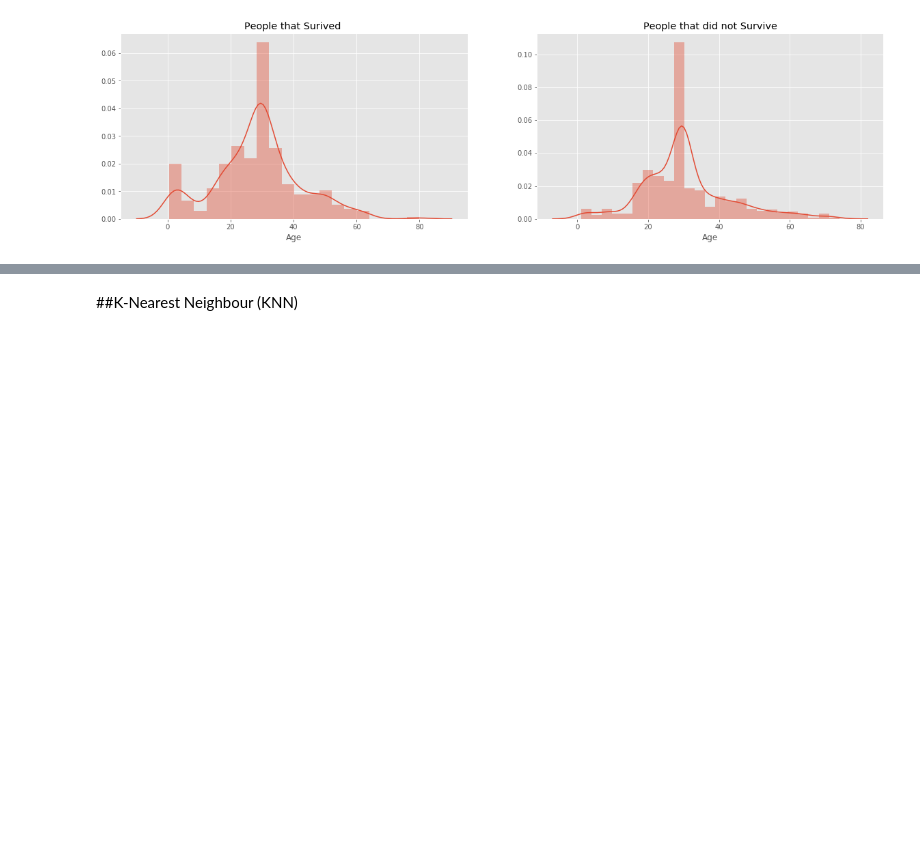
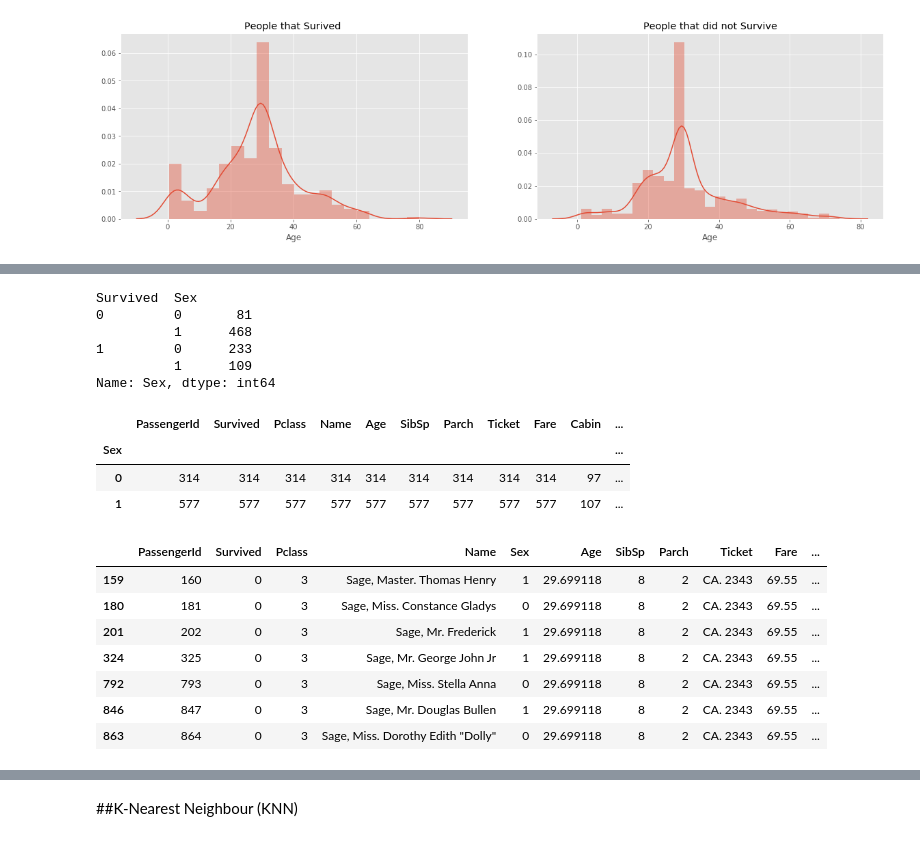
Before and after one commit to Maureen36Mathenge/Determine-survival-rates-on-the-Titanic-dataset-, a Jupyter notebook: Moringa_Week_9_IP_"Predicting_the_survival_chances"_Maureen_Mathenge.ipynb, the cells around one changed output, grey strips where cells are left out. Drawn from its saved outputs; the diff is of its cells as text; code cells hidden in the pictures; blank space fills up the shorter version.

```diff
--- a/Moringa_Week_9_IP_"Predicting_the_survival_chances"_Maureen_Mathenge.ipynb
+++ b/Moringa_Week_9_IP_"Predicting_the_survival_chances"_Maureen_Mathenge.ipynb
@@ -256,0 +317,34 @@ Text(0.5, 1.0, 'People that did not Survive')
+# %%
+#Between males and females who survived
+df.groupby(["Survived","Sex"])["Sex"].count()
+
+#More males lost their lives
+# %% [output]
+Survived  Sex
+0         0       81
+          1      468
+1         0      233
+          1      109
+Name: Sex, dtype: int64
+# %%
+#Checking the total number of males and females boarded
+df.groupby(['Sex']).count()
+# %% [output]
+|  | PassengerId | Survived | Pclass | Name | Age | SibSp | Parch | Ticket | Fare | Cabin | ... |
+| Sex |  |  |  |  |  |  |  |  |  |  | ... |
+| 0 | 314 | 314 | 314 | 314 | 314 | 314 | 314 | 314 | 314 | 97 | ... |
+| 1 | 577 | 577 | 577 | 577 | 577 | 577 | 577 | 577 | 577 | 107 | ... |
+# %%
+#Check the rows that have siblings and spouses == 8
+df[df['SibSp'] == 8]
+
+#The bigger the family,the likelihood of them dying increases
+# %% [output]
+|  | PassengerId | Survived | Pclass | Name | Sex | Age | SibSp | Parch | Ticket | Fare | ... |
+| 159 | 160 | 0 | 3 | Sage, Master. Thomas Henry | 1 | 29.699118 | 8 | 2 | CA. 2343 | 69.55 | ... |
+| 180 | 181 | 0 | 3 | Sage, Miss. Constance Gladys | 0 | 29.699118 | 8 | 2 | CA. 2343 | 69.55 | ... |
+| 201 | 202 | 0 | 3 | Sage, Mr. Frederick | 1 | 29.699118 | 8 | 2 | CA. 2343 | 69.55 | ... |
+| 324 | 325 | 0 | 3 | Sage, Mr. George John Jr | 1 | 29.699118 | 8 | 2 | CA. 2343 | 69.55 | ... |
+| 792 | 793 | 0 | 3 | Sage, Miss. Stella Anna | 0 | 29.699118 | 8 | 2 | CA. 2343 | 69.55 | ... |
+| 846 | 847 | 0 | 3 | Sage, Mr. Douglas Bullen | 1 | 29.699118 | 8 | 2 | CA. 2343 | 69.55 | ... |
+| 863 | 864 | 0 | 3 | Sage, Miss. Dorothy Edith "Dolly" | 0 | 29.699118 | 8 | 2 | CA. 2343 | 69.55 | ... |
```
Also changed, not shown: parts of 39 cells of this notebook.
